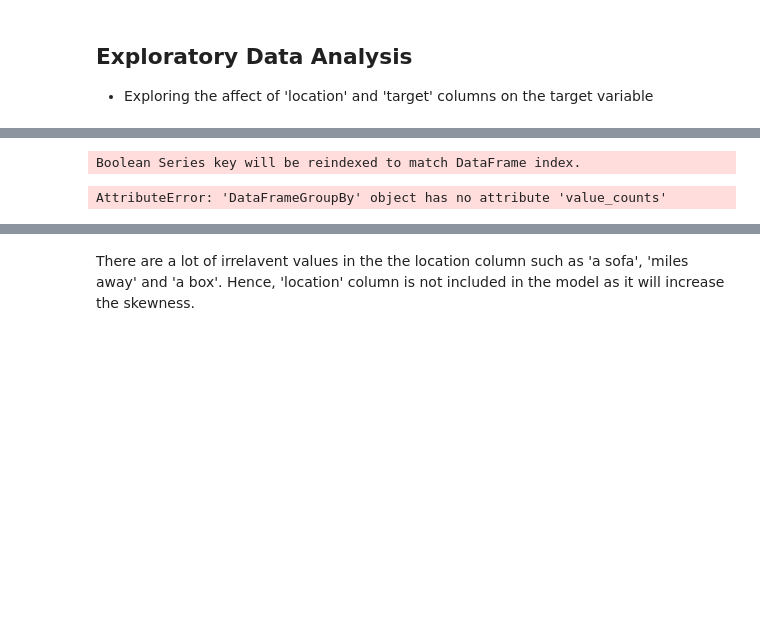
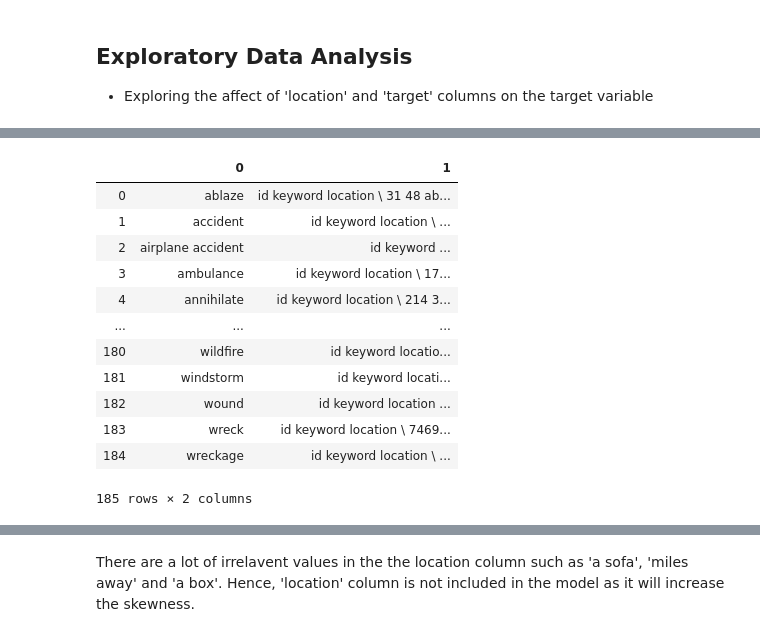
Before and after one commit to ShashankSharma26/Disaster-or-not-NLP-with-tweets, a Jupyter notebook: Data Modelling/Disaster or not- Data Modelling.ipynb, the cells around one changed output, grey strips where cells are left out. Cells and saved outputs as stored; diff of their text form; code cells hidden in the pictures; blank space fills up the shorter version.

```diff
--- a/Data Modelling/Disaster or not- Data Modelling.ipynb
+++ b/Data Modelling/Disaster or not- Data Modelling.ipynb
@@ -79,9 +98,19 @@ df_train.dropna(how='any').groupby(['location','target']).agg('count').head(40)
 # %%
-df =pd.DataFrame(df_train.dropna(how='any',subset=['keyword'])[df_train.target == 1].groupby('keyword').value_counts(), columns=['Keyword','Disaster count'])
-df
+pd.DataFrame(df_train.dropna(how='any',subset=['keyword'])[df_train.target == 1].groupby('keyword'))
 # %% [output]
+|  | 0 | 1 |
+| 0 | ablaze | id keyword location \ 31 48 ab... |
+| 1 | accident | id keyword location \ ... |
+| 2 | airplane accident | id keyword ... |
+| 3 | ambulance | id keyword location \ 17... |
+| 4 | annihilate | id keyword location \ 214 3... |
+| ... | ... | ... |
+| 180 | wildfire | id keyword locatio... |
+| 181 | windstorm | id keyword locati... |
+| 182 | wound | id keyword location ... |
+| 183 | wreck | id keyword location \ 7469... |
+| 184 | wreckage | id keyword location \ ... |
-Boolean Series key will be reindexed to match DataFrame index.
+185 rows × 2 columns
-AttributeError: 'DataFrameGroupBy' object has no attribute 'value_counts'
 # %%
 df_train.dropna(how='any',subset=['keyword'])[keyword['target'] == 1].groupby('keyword').size()
 # %% [output]
```
Also changed, not shown: parts of 5 cells of this notebook.
